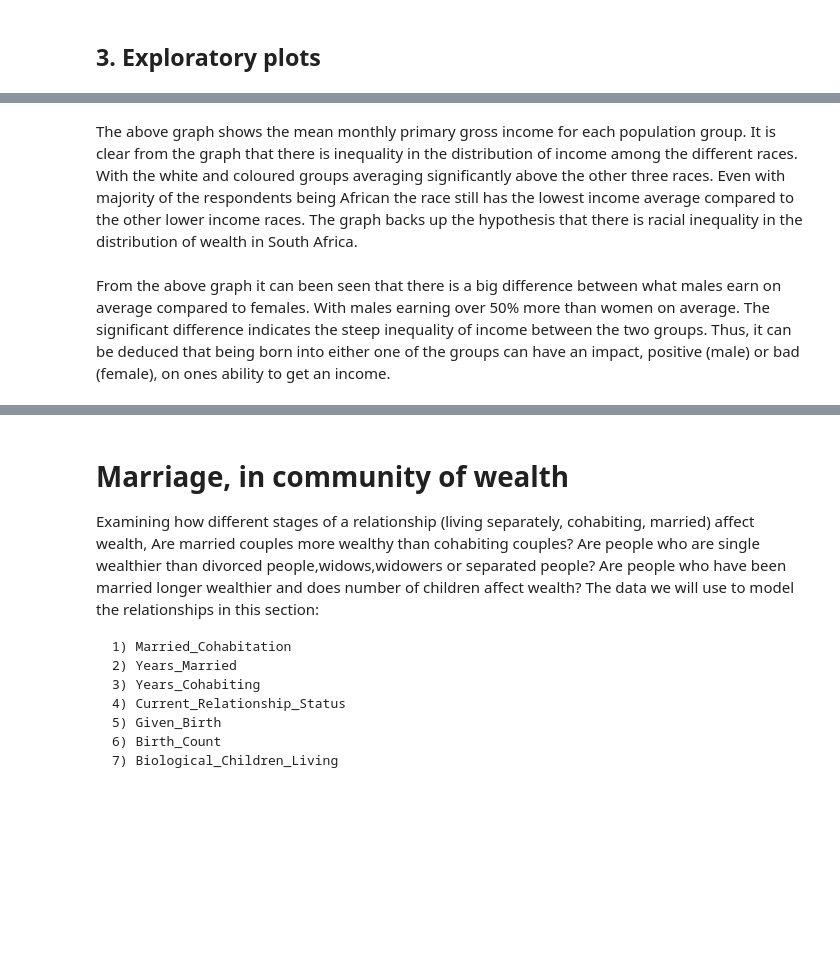
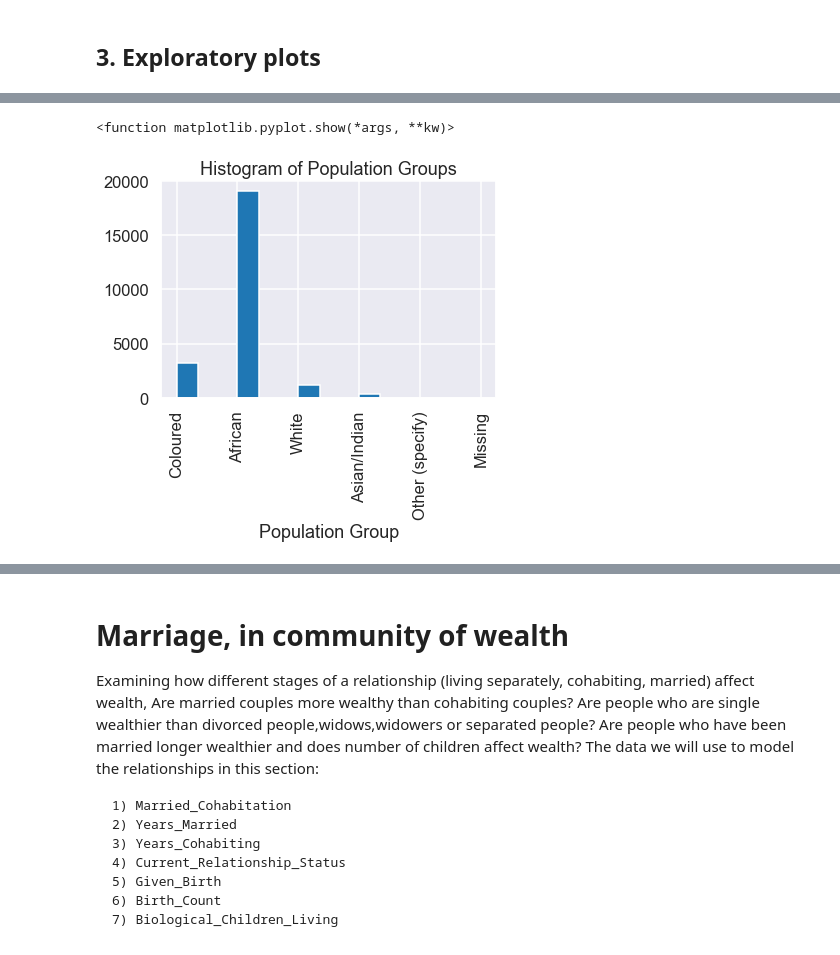
Before and after one commit to DAE-Mini-Project/DEA-Code, a Jupyter notebook: DaeCode.ipynb, the cells around one changed output, grey strips where cells are left out. Drawn from its saved outputs; the diff is of its cells as text; code cells hidden in the pictures; blank space fills up the shorter version.

```diff
--- a/DaeCode.ipynb
+++ b/DaeCode.ipynb
@@ -1460,0 +1484,7 @@ race_mean_income = race_mean_income.rename('race_mean_income')
+# %%
+race = df_filtered['Population_Group']
+#Comparison between tertiary education and monthly take home salary
+piv_data3 = df_filtered.loc[:,['Population_Group','Tertiary_Completed','Highest_Tertiary_Completed']]
+piv_data3.dropna()
+piv_tbl3 = pd.pivot_table(piv_data3, index =['Tertiary_Completed','Highest_Tertiary_Completed'] , columns =['Population_Group'], aggfunc = len,fill_value = 0)
+piv_tbl3
@@ -1461,11 +1514,10 @@ race_mean_income = race_mean_income.rename('race_mean_income')
 # %%
-height = race_mean_income.values
-race = ['Missing','African','Coloured','Asian/Indian','White','Other','Unknown']
-plt.figure(figsize=(10,8))
-plt.bar(race,height)
-plt.title('Bar Graph of Mean Income Grouped by Population Groups')
+width = 0.35
+plt.hist(race, width = width)
+plt.title('Histogram of Population Groups')
 plt.xlabel('Population Group')
 plt.xticks(rotation = 90)
 plt.show
+# %% [output]
+<function matplotlib.pyplot.show(*args, **kw)>
+[figure, added]
-# %% [markdown]
-The above graph shows the mean monthly primary gross income for each population group. It is clear from the graph that there is inequality in the distribution of income among the different races. With the white and coloured groups averaging significantly above the other three races. Even with majority of the respondents being African the race still has the lowest income average compared to the other lower income races. The graph backs up the hypothesis that there is racial inequality in the distribution of wealth in South Africa.
@@ -1486,2 +1523,0 @@ generational_mean_income = generational_mean_income.rename('generational_mean_in
-# %% [markdown]
-From the above graph it can been seen that there is a big difference between what males earn on average compared to females. With males earning over 50% more than women on average. The significant difference indicates the steep inequality of income between the two groups. Thus, it can be deduced that being born into either one of the groups can have an impact, positive (male) or bad (female), on ones ability to get an income.
```
Also changed, not shown: parts of 38 cells of this notebook.
